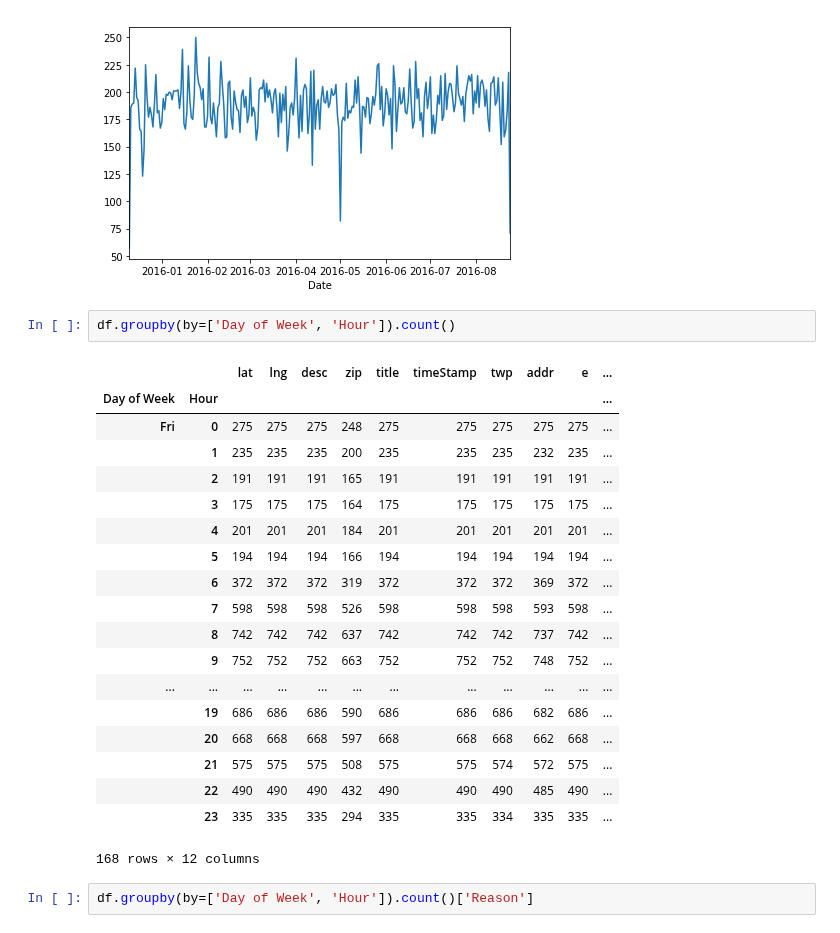
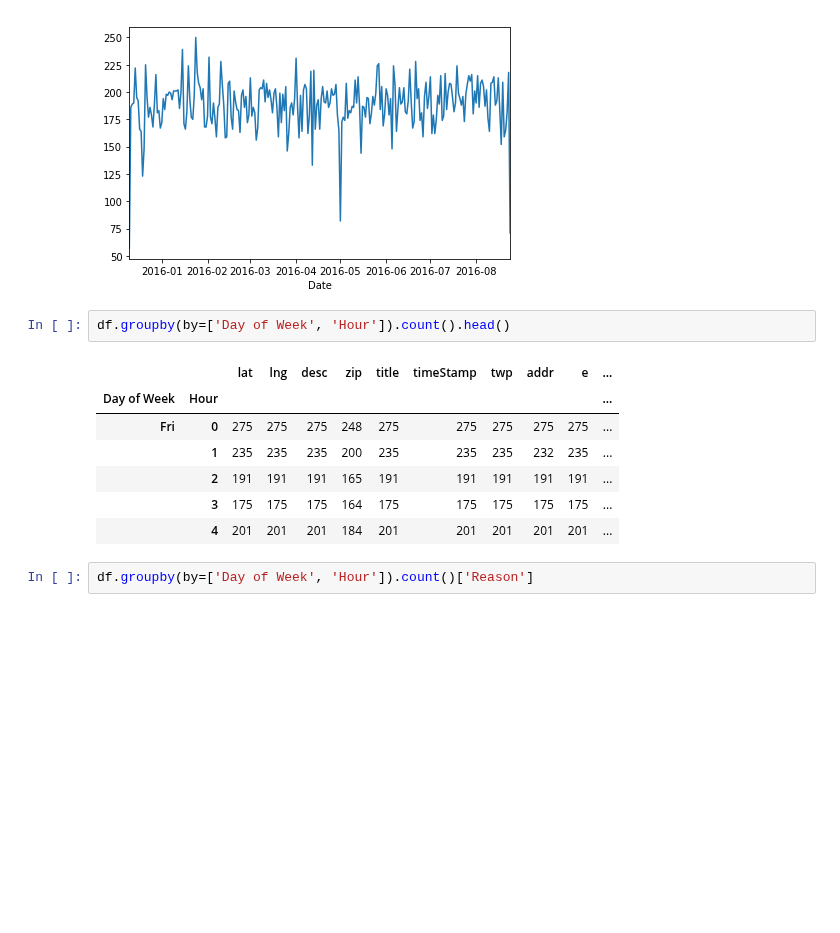
Before and after one commit to BrianAKass/Machine-Learning-Projects, a Jupyter notebook: PML Projects/08-01b - 911 calls part II .ipynb, the cells around one changed output. Cells and saved outputs as stored; diff of their text form; blank space fills up the shorter version.

```diff
--- a/PML Projects/08-01b - 911 calls part II .ipynb
+++ b/PML Projects/08-01b - 911 calls part II .ipynb
@@ -299,27 +299,15 @@ plt.tight_layout()
 # %% [output]
 [figure]
 # %%
-df.groupby(by=['Day of Week', 'Hour']).count()
+df.groupby(by=['Day of Week', 'Hour']).count().head()
 # %% [output]
 |  |  | lat | lng | desc | zip | title | timeStamp | twp | addr | e | ... |
 | Day of Week | Hour |  |  |  |  |  |  |  |  |  | ... |
 | Fri | 0 | 275 | 275 | 275 | 248 | 275 | 275 | 275 | 275 | 275 | ... |
 |  | 1 | 235 | 235 | 235 | 200 | 235 | 235 | 235 | 232 | 235 | ... |
 |  | 2 | 191 | 191 | 191 | 165 | 191 | 191 | 191 | 191 | 191 | ... |
 |  | 3 | 175 | 175 | 175 | 164 | 175 | 175 | 175 | 175 | 175 | ... |
 |  | 4 | 201 | 201 | 201 | 184 | 201 | 201 | 201 | 201 | 201 | ... |
-|  | 5 | 194 | 194 | 194 | 166 | 194 | 194 | 194 | 194 | 194 | ... |
-|  | 6 | 372 | 372 | 372 | 319 | 372 | 372 | 372 | 369 | 372 | ... |
-|  | 7 | 598 | 598 | 598 | 526 | 598 | 598 | 598 | 593 | 598 | ... |
-|  | 8 | 742 | 742 | 742 | 637 | 742 | 742 | 742 | 737 | 742 | ... |
-|  | 9 | 752 | 752 | 752 | 663 | 752 | 752 | 752 | 748 | 752 | ... |
-| ... | ... | ... | ... | ... | ... | ... | ... | ... | ... | ... | ... |
-|  | 19 | 686 | 686 | 686 | 590 | 686 | 686 | 686 | 682 | 686 | ... |
-|  | 20 | 668 | 668 | 668 | 597 | 668 | 668 | 668 | 662 | 668 | ... |
-|  | 21 | 575 | 575 | 575 | 508 | 575 | 575 | 574 | 572 | 575 | ... |
-|  | 22 | 490 | 490 | 490 | 432 | 490 | 490 | 490 | 485 | 490 | ... |
-|  | 23 | 335 | 335 | 335 | 294 | 335 | 335 | 334 | 335 | 335 | ... |
-168 rows × 12 columns
 # %%
 df.groupby(by=['Day of Week', 'Hour']).count()['Reason']
 # %% [output]
```
Also changed, not shown: parts of 3 cells of this notebook, 2 other files.
